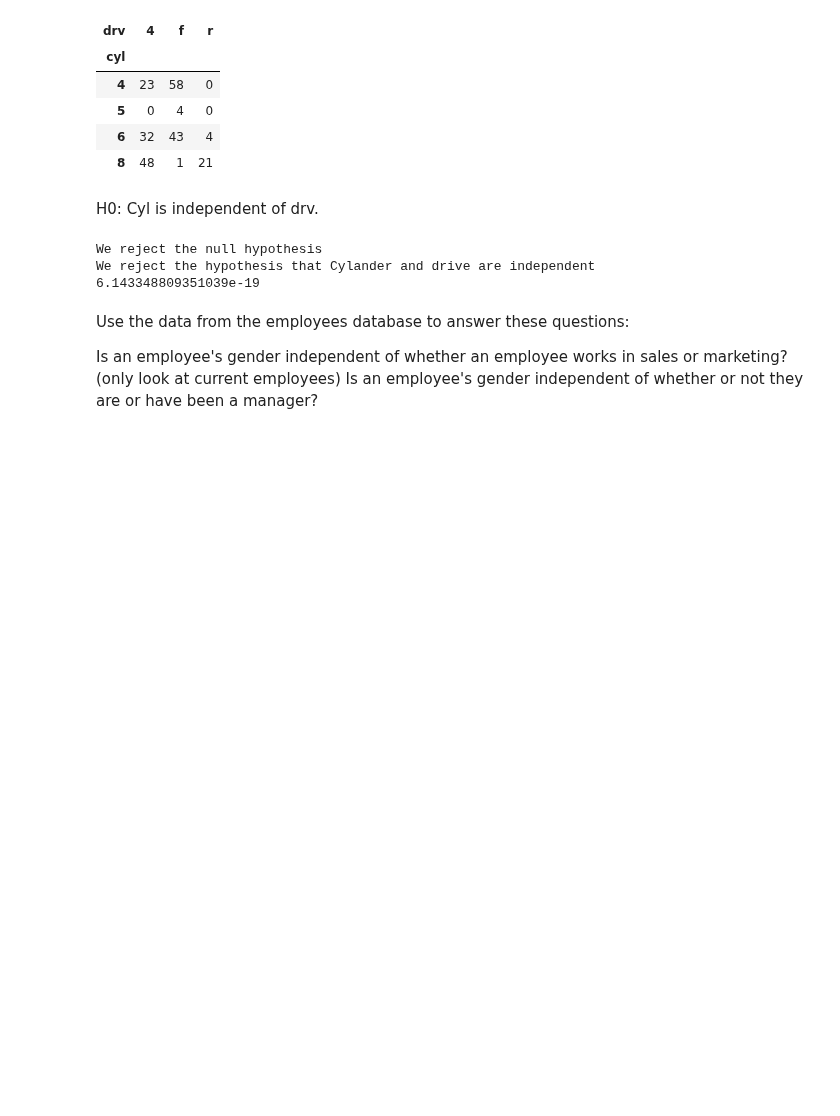
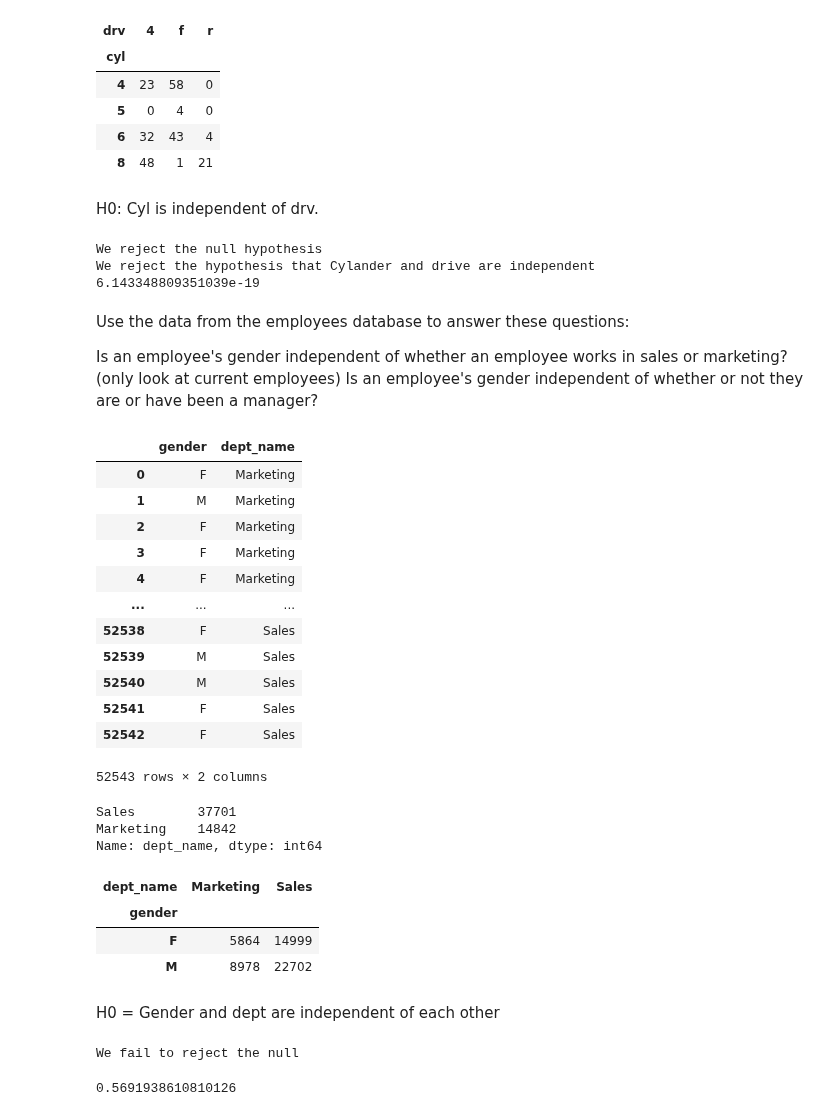
Before and after one commit to matt-c-knight/statistics-exercises, a Jupyter notebook: statistics-exercises/hypothesis_testing.ipynb, the cells around one changed output. Drawn from its saved outputs; the diff is of its cells as text; code cells hidden in the pictures; blank space fills up the shorter version.

```diff
--- a/statistics-exercises/hypothesis_testing.ipynb
+++ b/statistics-exercises/hypothesis_testing.ipynb
@@ -626,3 +626,31 @@ Use the data from the employees database to answer these questions:
 
 Is an employee's gender independent of whether an employee works in sales or marketing? (only look at current employees)
 Is an employee's gender independent of whether or not they are or have been a manager?
+# %%
+from env import host, user, password
+
+url = f'mysql+pymysql://{user}:{password}@{host}/employees'
+# %%
+salaries = pd.read_sql('SELECT employees.gender, departments.dept_name FROM employees JOIN dept_emp using(emp_no) JOIN departments using(dept_no) WHERE departments.dept_name IN ("Sales", "Marketing") AND to_date > curdate()', url)
+# %%
+salaries
+# %% [output]
+|  | gender | dept_name |
+| 0 | F | Marketing |
+| 1 | M | Marketing |
+| 2 | F | Marketing |
+| 3 | F | Marketing |
+| 4 | F | Marketing |
+| ... | ... | ... |
+| 52538 | F | Sales |
+| 52539 | M | Sales |
+| 52540 | M | Sales |
+| 52541 | F | Sales |
+| 52542 | F | Sales |
+52543 rows × 2 columns
+# %%
+salaries.dept_name.value_counts()
+# %% [output]
+Sales        37701
+Marketing    14842
+Name: dept_name, dtype: int64
@@ -628,0 +659,9 @@ Is an employee's gender independent of whether or not they are or have been a ma
+# %%
+observed
+# %% [output]
+| dept_name | Marketing | Sales |
+| gender |  |  |
+| F | 5864 | 14999 |
+| M | 8978 | 22702 |
+# %% [markdown]
+H0 = Gender and dept are independent of each other
@@ -628,0 +670,13 @@ Is an employee's gender independent of whether or not they are or have been a ma
+# %%
+chi2, p, degf, expected = stats.chi2_contingency(observed)
+
+if p < alpha:
+    print("We reject the null hypothesis")
+else:
+    print("We fail to reject the null")
+# %% [output]
+We fail to reject the null
+# %%
+p
+# %% [output]
+0.5691938610810126
```
Also changed, not shown: parts of 8 cells of this notebook.
